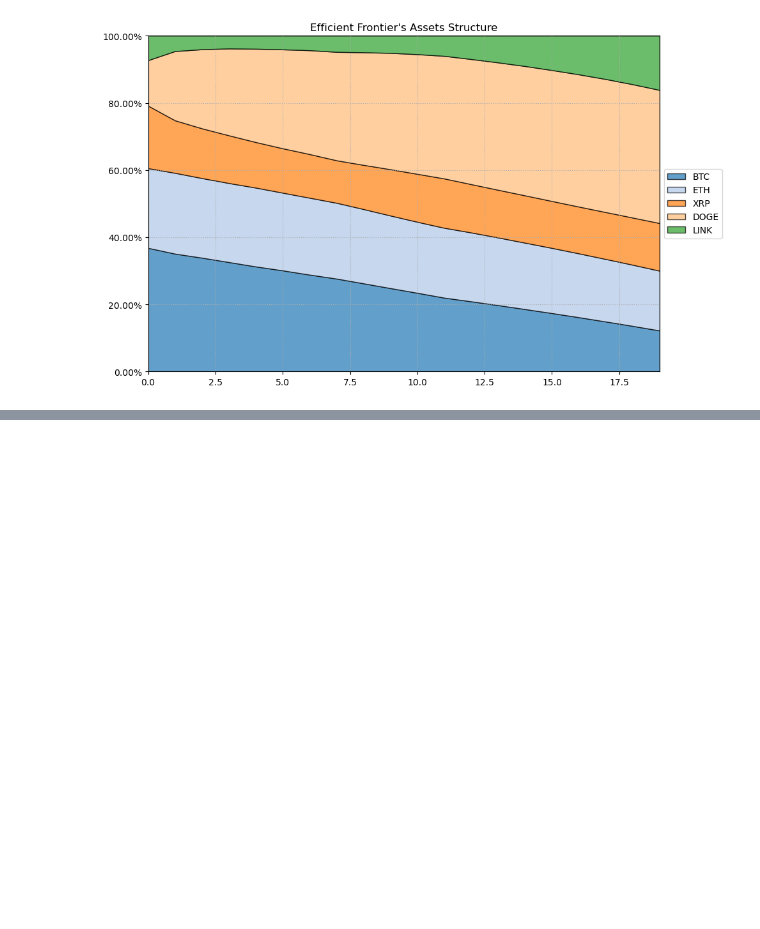
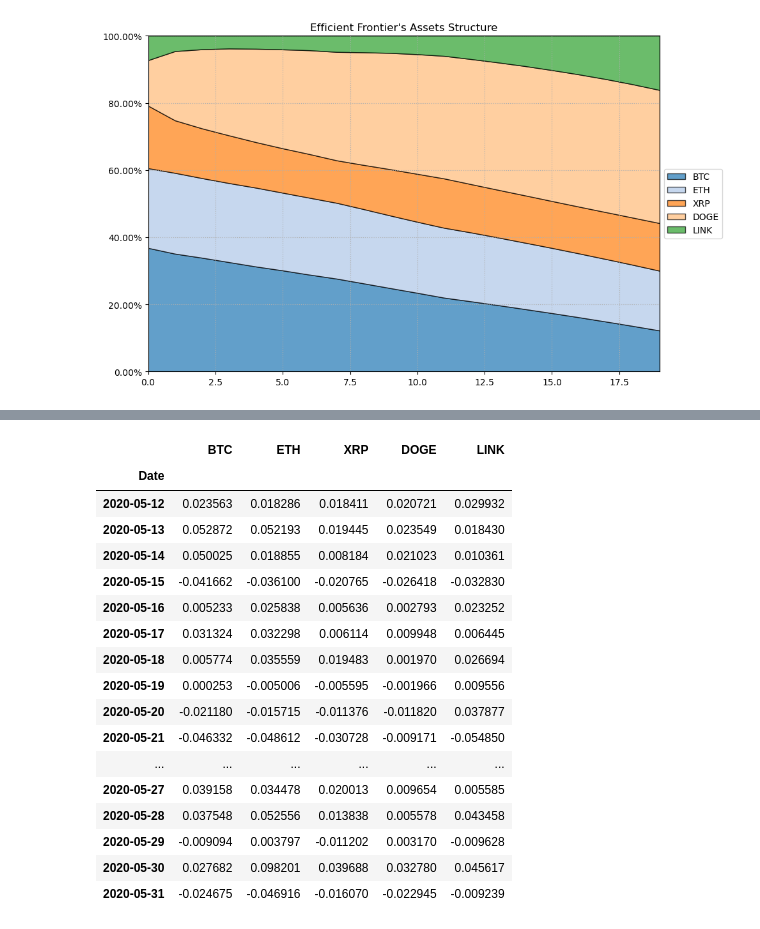
Before and after one commit to bamarasingam/meme_portfolio, a Jupyter notebook: riskfolio_port.ipynb, the cells around one changed output, grey strips where cells are left out. Saved outputs shown, nothing was run; the diff lists cells and outputs as text; code cells hidden in the pictures; blank space fills up the shorter version.

```diff
--- a/riskfolio_port.ipynb
+++ b/riskfolio_port.ipynb
@@ -185,0 +214,21 @@ array([<Axes: title={'center': 'Historical Compounded Cumulative Returns'}>,
+# %%
+returns.head(20)
+# %% [output]
+|  | BTC | ETH | XRP | DOGE | LINK |
+| Date |  |  |  |  |  |
+| 2020-05-12 | 0.023563 | 0.018286 | 0.018411 | 0.020721 | 0.029932 |
+| 2020-05-13 | 0.052872 | 0.052193 | 0.019445 | 0.023549 | 0.018430 |
+| 2020-05-14 | 0.050025 | 0.018855 | 0.008184 | 0.021023 | 0.010361 |
+| 2020-05-15 | -0.041662 | -0.036100 | -0.020765 | -0.026418 | -0.032830 |
+| 2020-05-16 | 0.005233 | 0.025838 | 0.005636 | 0.002793 | 0.023252 |
+| 2020-05-17 | 0.031324 | 0.032298 | 0.006114 | 0.009948 | 0.006445 |
+| 2020-05-18 | 0.005774 | 0.035559 | 0.019483 | 0.001970 | 0.026694 |
+| 2020-05-19 | 0.000253 | -0.005006 | -0.005595 | -0.001966 | 0.009556 |
+| 2020-05-20 | -0.021180 | -0.015715 | -0.011376 | -0.011820 | 0.037877 |
+| 2020-05-21 | -0.046332 | -0.048612 | -0.030728 | -0.009171 | -0.054850 |
+| ... | ... | ... | ... | ... | ... |
+| 2020-05-27 | 0.039158 | 0.034478 | 0.020013 | 0.009654 | 0.005585 |
+| 2020-05-28 | 0.037548 | 0.052556 | 0.013838 | 0.005578 | 0.043458 |
+| 2020-05-29 | -0.009094 | 0.003797 | -0.011202 | 0.003170 | -0.009628 |
+| 2020-05-30 | 0.027682 | 0.098201 | 0.039688 | 0.032780 | 0.045617 |
+| 2020-05-31 | -0.024675 | -0.046916 | -0.016070 | -0.022945 | -0.009239 |
```
Also changed, not shown: parts of 15 cells of this notebook, 1 other file.
